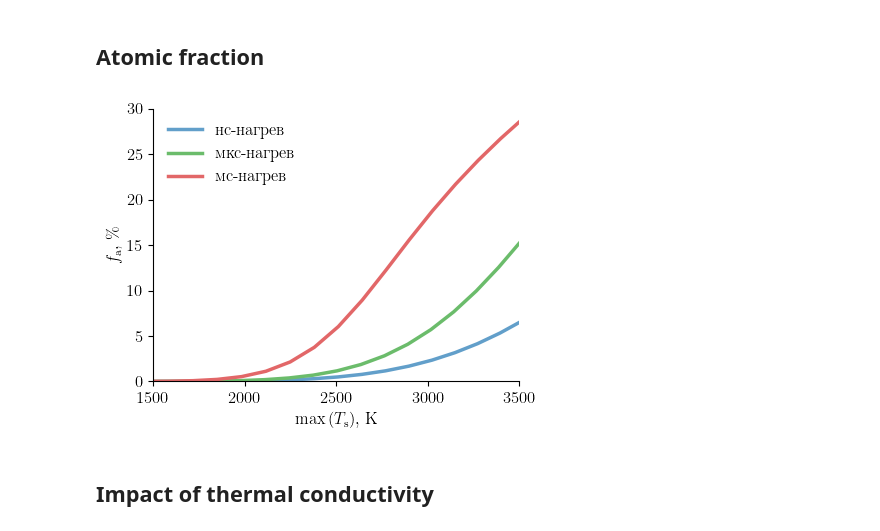
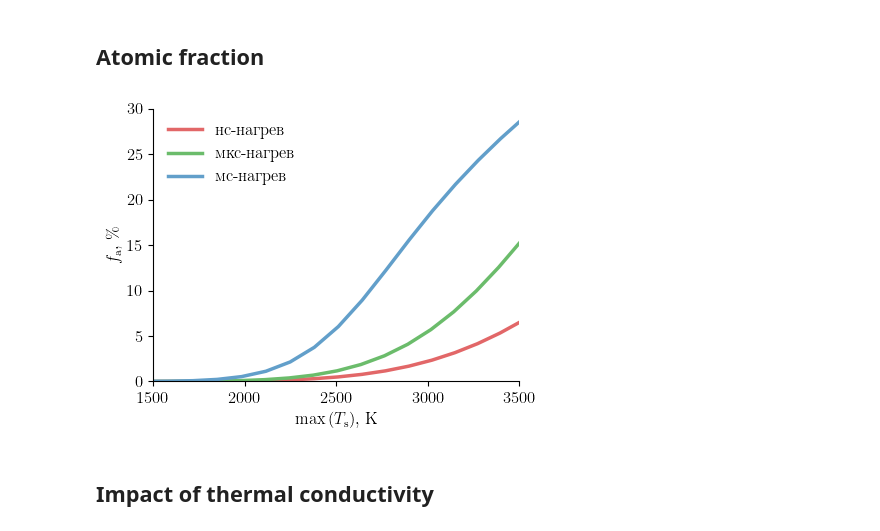
Before and after one commit to KulaginVladimir/PhD, a Jupyter notebook: Scripts/Chapter_4/LID_simulation/LID.ipynb, the cells around one changed output. Drawn from its saved outputs; the diff is of its cells as text; code cells hidden in the pictures.

```diff
--- a/Scripts/Chapter_4/LID_simulation/LID.ipynb
+++ b/Scripts/Chapter_4/LID_simulation/LID.ipynb
@@ -459,7 +459,7 @@ def integrate_flux(t, F):
 
 
 labels = ["нс-нагрев", "мкс-нагрев", "мс-нагрев"]
-colors = ["#629fca", "#6bbc6b", "#e26768"]
+colors = [ "#e26768", "#6bbc6b", "#629fca"]
 for i in range(3):
     N_des = np.zeros(25)
     T_max = np.zeros(25)
@@ -521,7 +521,7 @@ phi = 1
 fig, ax = plt.subplots(figsize=(85 * mm2inch, 70 * mm2inch))
 
 labels = ["нс-нагрев", "мкс-нагрев", "мс-нагрев"]
-colors = ["#629fca", "#6bbc6b", "#e26768"]
+colors = [ "#e26768", "#6bbc6b", "#629fca"]
 ax.plot([0, 1e-6], [1, 1], ls="dashed", lw=2, color="black")
 for i in range(3):
     E = E_maxs[i]
@@ -710,7 +710,7 @@ phi = 1
 eta_tr = 1e-2
 E_dt = 1.5
 
-colors = ["#629fca", "#6bbc6b", "#e26768"]
+colors = [ "#e26768", "#6bbc6b", "#629fca"]
 labels = ["нс-нагрев", "мкс-нагрев", "мс-нагрев"]
 for i in range(3):
 
@@ -739,34 +739,34 @@ for i in range(3):
         Jat = fluxes[:, 1]
         J_mol_s = fluxes[:, 2]
         J_mol_sb = fluxes[:, 3]
         J_mol_b = fluxes[:, 4]
         J_des = fluxes[:, 5]
 
         N_a = np.trapz(Jat, x=t)
         N_des = np.trapz(J_des, x=t)
 
         if N_a < 1e10:
             fa[j] = 0
         else:
             fa[j] = N_a / N_des * 100
 
         Tmax[j] = T.max()
 
     ax.plot(Tmax, fa, label=labels[i], color=colors[i], lw=2.5)
 
 ax.set_xlabel(r"$\max\left(T_\mathrm{s}\right)$, K")
 ax.set_ylabel(r"$f_\mathrm{a}$, \%")
 ax.set_xlim(1500, 3500)
 ax.set_ylim(0, 30)
 ax.legend()
 plt.savefig(
     "../../../Thesis/images/LID_atomic_fraction.pdf",
     bbox_inches="tight",
     pad_inches=0.02,
 )
 plt.show()
 # %% [output]
-[figure, old version]
+[figure, new version]
 # %% [markdown]
 ## Impact of thermal conductivity
 # %%
```
Also changed, not shown: parts of 6 cells of this notebook, 27 other files.
